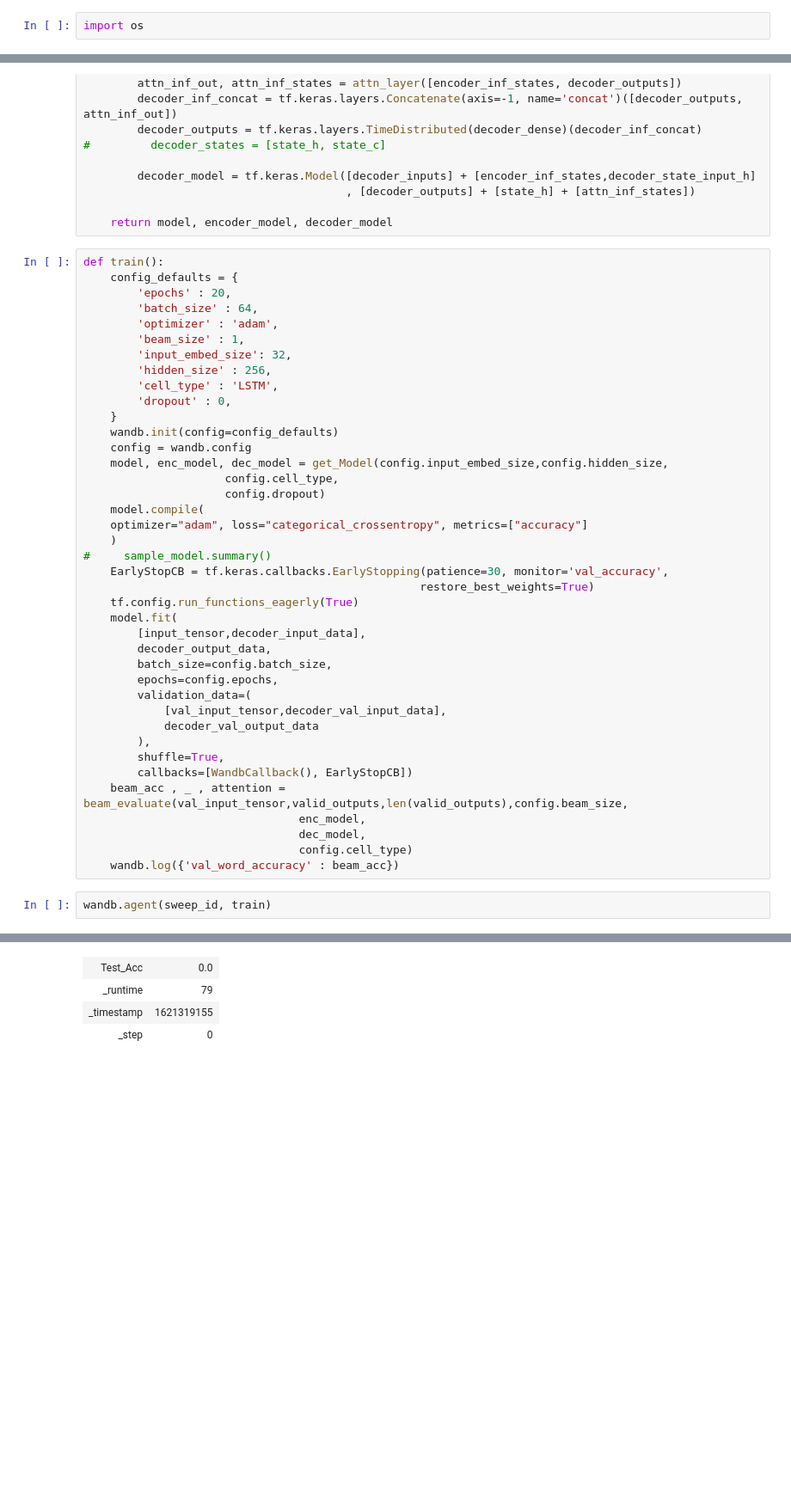
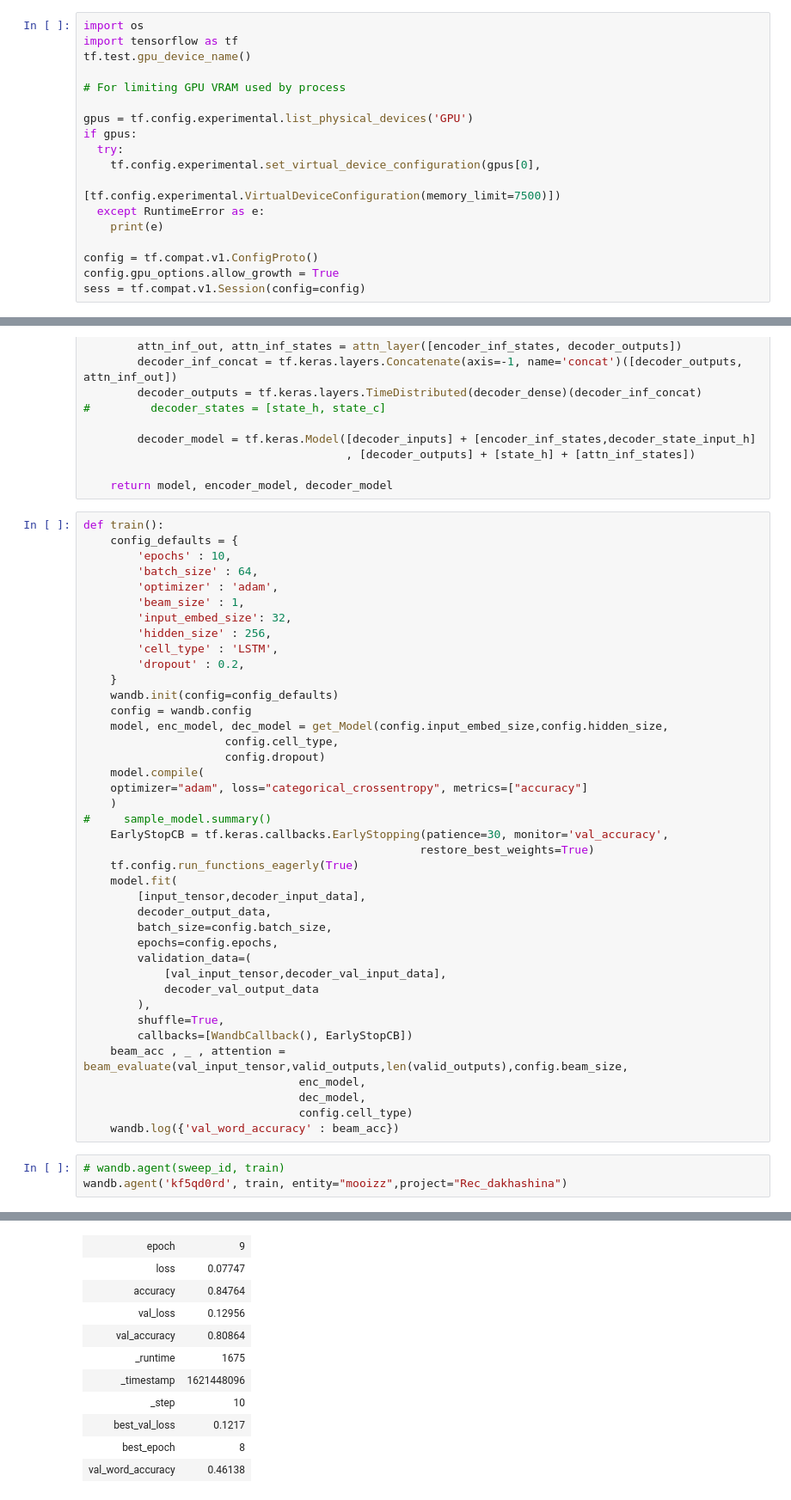
Before and after one commit to 0-5-blood-prince/RecurrentNetwork, a Jupyter notebook: Attention.ipynb, the cells around one changed output, grey strips where cells are left out. Shown: that part at 86% size. Cells and saved outputs as stored; diff of their text form; blank space fills up the shorter version.

Commit message:
Running first attention sweep

```diff
--- a/Attention.ipynb
+++ b/Attention.ipynb
@@ -8,6 +8,22 @@ print(tf.__version__)
 2.4.1
 # %%
 import os
+import tensorflow as tf
+tf.test.gpu_device_name()
+
+# For limiting GPU VRAM used by process
+
+gpus = tf.config.experimental.list_physical_devices('GPU')
+if gpus:
+  try:
+    tf.config.experimental.set_virtual_device_configuration(gpus[0],
+                                                            [tf.config.experimental.VirtualDeviceConfiguration(memory_limit=7500)])
+  except RuntimeError as e:
+    print(e)
+
+config = tf.compat.v1.ConfigProto()
+config.gpu_options.allow_growth = True
+sess = tf.compat.v1.Session(config=config)
 # %%
 dataset_path = os.getcwd() + os.sep + 'te' + os.sep + 'lexicons'
 train_path = dataset_path + os.sep + 'te.translit.sampled.train.tsv'
@@ -1020,14 +964,14 @@ def get_Model(input_embed_size , hidden_size, cell_type, dropout):
 # %%
 def train():
     config_defaults = {
-        'epochs' : 20,
+        'epochs' : 10,
         'batch_size' : 64,
         'optimizer' : 'adam',
         'beam_size' : 1,
         'input_embed_size': 32,
         'hidden_size' : 256,
         'cell_type' : 'LSTM',
-        'dropout' : 0,
+        'dropout' : 0.2,
     }
     wandb.init(config=config_defaults)
     config = wandb.config
@@ -1058,5 +1002,6 @@ def train():
                                 config.cell_type)
     wandb.log({'val_word_accuracy' : beam_acc})
 # %%
-wandb.agent(sweep_id, train)
+# wandb.agent(sweep_id, train)
+wandb.agent('kf5qd0rd', train, entity="mooizz",project="Rec_dakhashina")
 # %% [output]
@@ -1090,4 +1045,11 @@ Run summary:
-| Test_Acc | 0.0 |
-| _runtime | 79 |
-| _timestamp | 1621319155 |
-| _step | 0 |
+| epoch | 9 |
+| loss | 0.07747 |
+| accuracy | 0.84764 |
+| val_loss | 0.12956 |
+| val_accuracy | 0.80864 |
+| _runtime | 1675 |
+| _timestamp | 1621448096 |
+| _step | 10 |
+| best_val_loss | 0.1217 |
+| best_epoch | 8 |
+| val_word_accuracy | 0.46138 |
```
Also changed, not shown: parts of 22 cells of this notebook, 1 other file.
